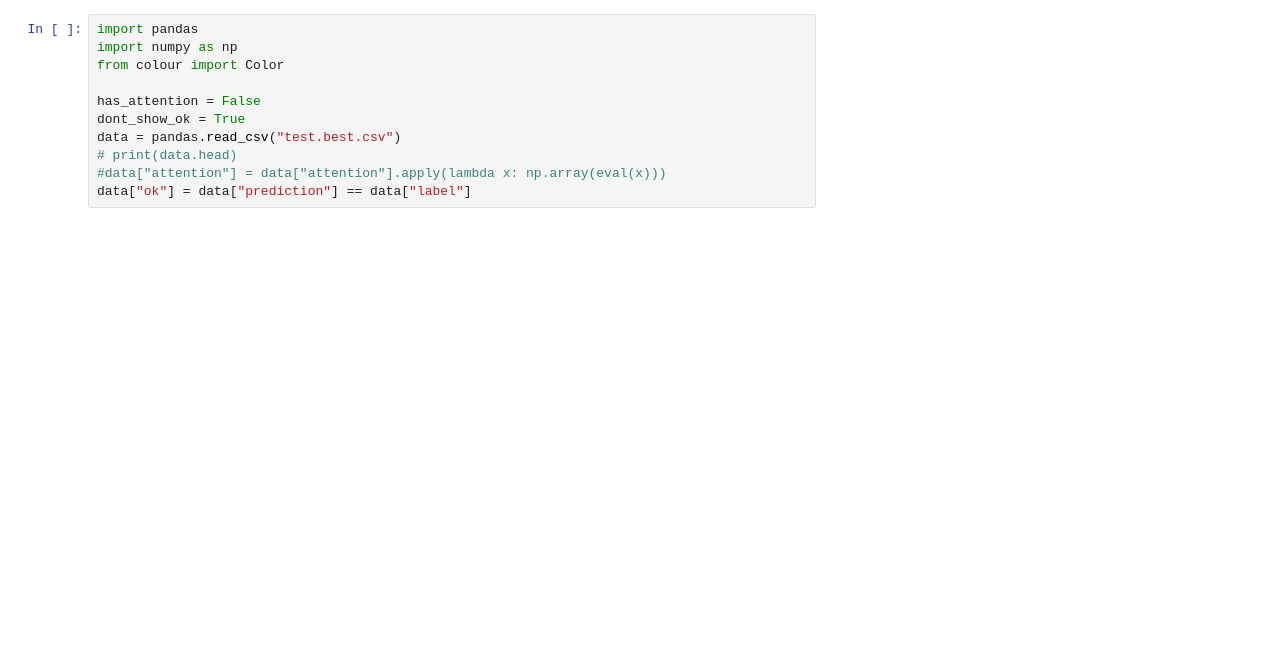
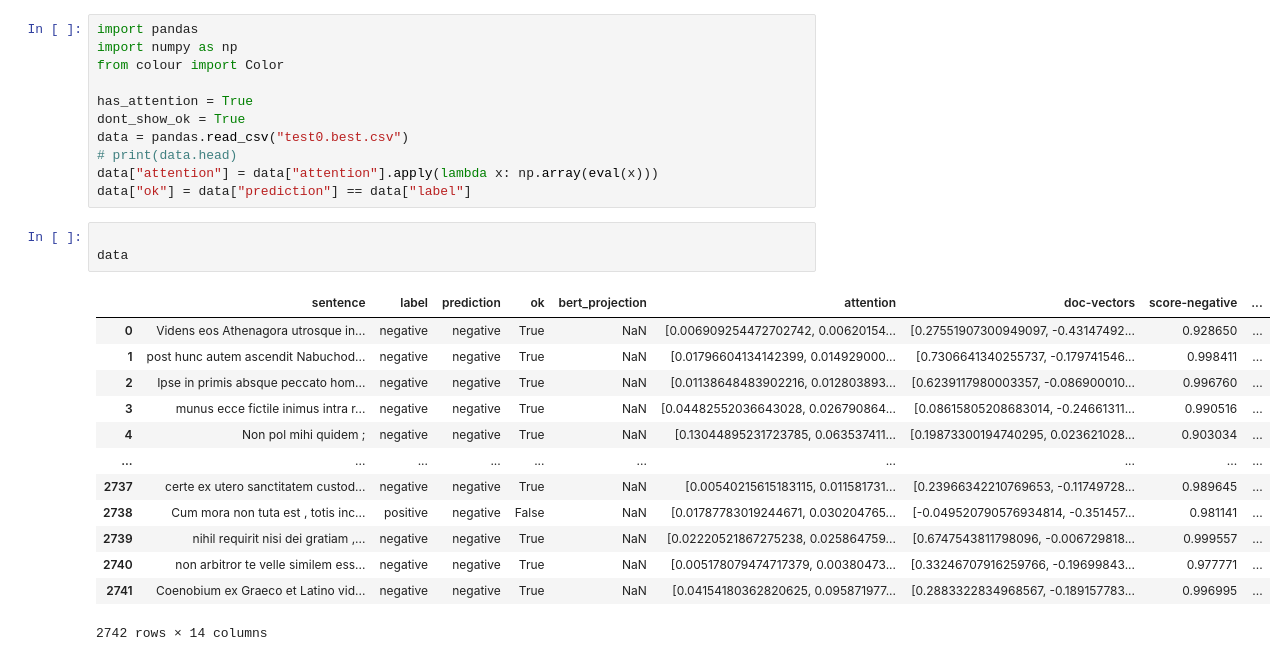
Before and after one commit to lascivaroma/seligator, a Jupyter notebook: 4 - Visualize test results - Attention.ipynb, the cells around one changed output. Drawn from its saved outputs; the diff is of its cells as text; blank space fills up the shorter version.

```diff
--- a/4 - Visualize test results - Attention.ipynb
+++ b/4 - Visualize test results - Attention.ipynb
@@ -3,12 +3,29 @@ import pandas
 import numpy as np
 from colour import Color
 
-has_attention = False
+has_attention = True
 dont_show_ok = True
-data = pandas.read_csv("test.best.csv")
+data = pandas.read_csv("test0.best.csv")
 # print(data.head)
-#data["attention"] = data["attention"].apply(lambda x: np.array(eval(x)))
+data["attention"] = data["attention"].apply(lambda x: np.array(eval(x)))
 data["ok"] = data["prediction"] == data["label"]
+# %%
+
+data
+# %% [output]
+|  | sentence | label | prediction | ok | bert_projection | attention | doc-vectors | score-negative | ... |
+| 0 | Videns eos Athenagora utrosque in... | negative | negative | True | NaN | [0.006909254472702742, 0.00620154... | [0.27551907300949097, -0.43147492... | 0.928650 | ... |
+| 1 | post hunc autem ascendit Nabuchod... | negative | negative | True | NaN | [0.01796604134142399, 0.014929000... | [0.7306641340255737, -0.179741546... | 0.998411 | ... |
+| 2 | Ipse in primis absque peccato hom... | negative | negative | True | NaN | [0.01138648483902216, 0.012803893... | [0.6239117980003357, -0.086900010... | 0.996760 | ... |
+| 3 | munus ecce fictile inimus intra r... | negative | negative | True | NaN | [0.04482552036643028, 0.026790864... | [0.08615805208683014, -0.24661311... | 0.990516 | ... |
+| 4 | Non pol mihi quidem ; | negative | negative | True | NaN | [0.13044895231723785, 0.063537411... | [0.19873300194740295, 0.023621028... | 0.903034 | ... |
+| ... | ... | ... | ... | ... | ... | ... | ... | ... | ... |
+| 2737 | certe ex utero sanctitatem custod... | negative | negative | True | NaN | [0.00540215615183115, 0.011581731... | [0.23966342210769653, -0.11749728... | 0.989645 | ... |
+| 2738 | Cum mora non tuta est , totis inc... | positive | negative | False | NaN | [0.01787783019244671, 0.030204765... | [-0.049520790576934814, -0.351457... | 0.981141 | ... |
+| 2739 | nihil requirit nisi dei gratiam ,... | negative | negative | True | NaN | [0.02220521867275238, 0.025864759... | [0.6747543811798096, -0.006729818... | 0.999557 | ... |
+| 2740 | non arbitror te velle similem ess... | negative | negative | True | NaN | [0.005178079474717379, 0.00380473... | [0.33246707916259766, -0.19699843... | 0.977771 | ... |
+| 2741 | Coenobium ex Graeco et Latino vid... | negative | negative | True | NaN | [0.04154180362820625, 0.095871977... | [0.2883322834968567, -0.189157783... | 0.996995 | ... |
+2742 rows × 14 columns
 # %%
 from IPython.core.display import display as _display, HTML  as _HTML
 data.iloc[0]
```
Also changed, not shown: parts of 1 cell of this notebook, 10 other files.
